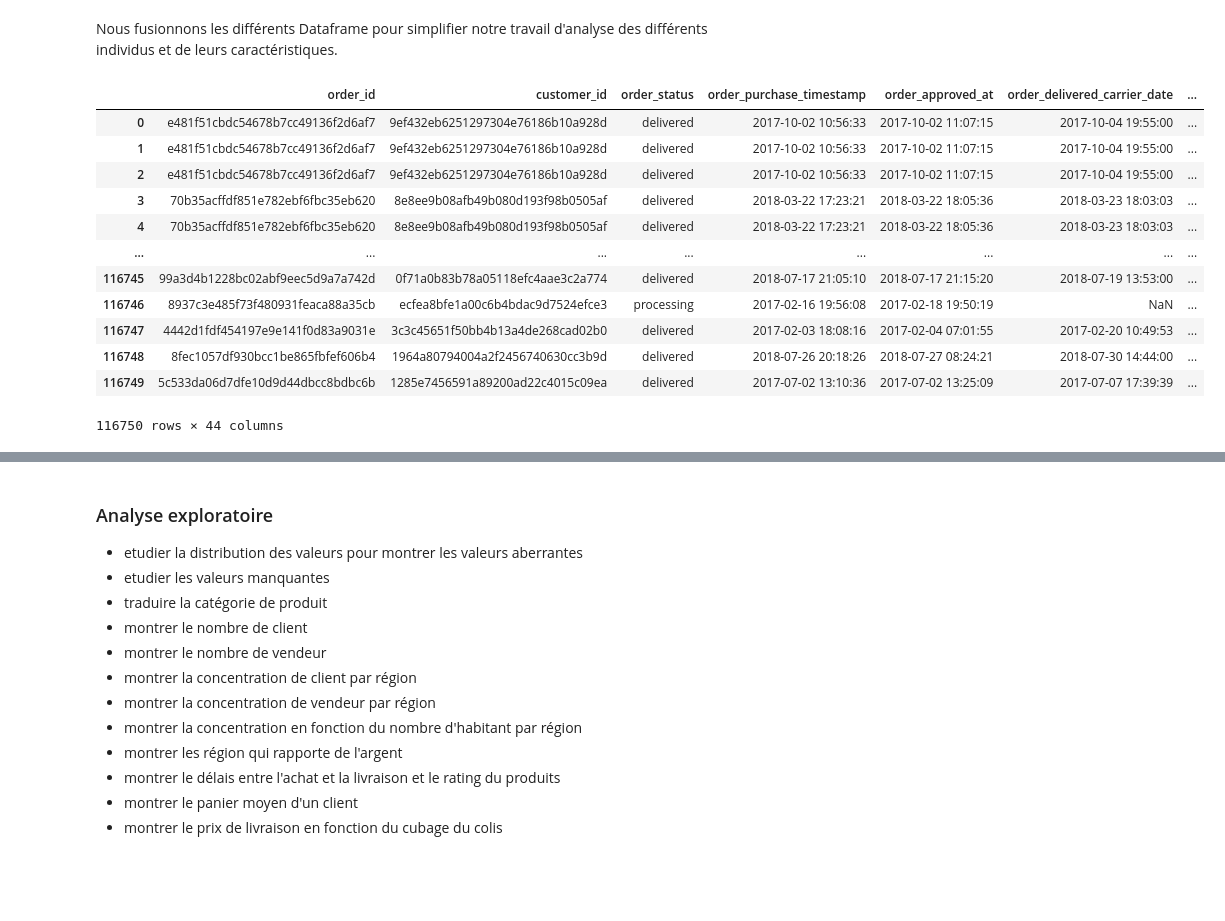
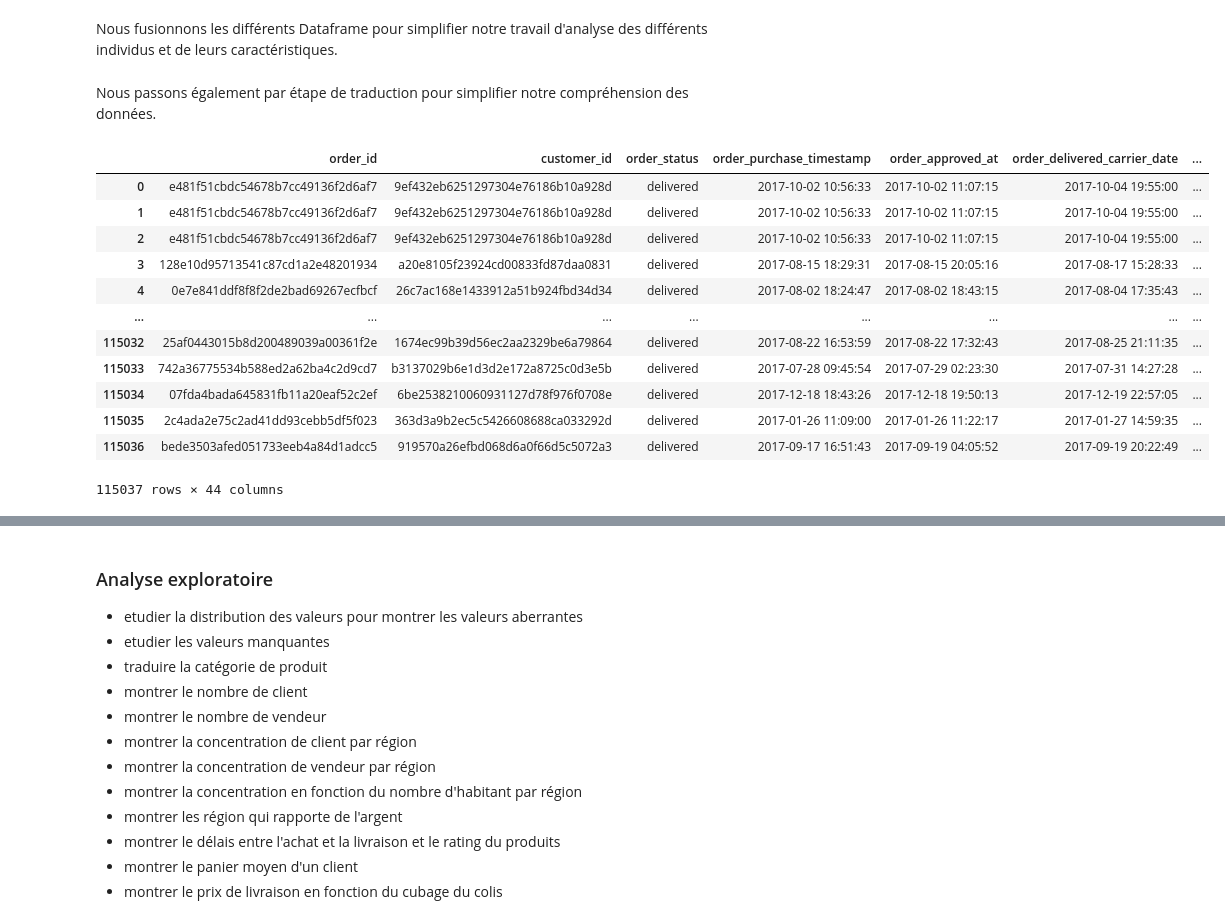
Before and after one commit to HaDock404/CustomerSegmentation, a Jupyter notebook: notebook.ipynb, the cells around one changed output, grey strips where cells are left out. Drawn from its saved outputs; the diff is of its cells as text; code cells hidden in the pictures; blank space fills up the shorter version.

Commit message:
ajout info categ et traduction

```diff
--- a/notebook.ipynb
+++ b/notebook.ipynb
@@ -110,18 +110,23 @@ olist_orders_dataset = pd.merge(olist_orders_dataset, olist_geolocation_dataset,
 olist_orders_dataset = olist_orders_dataset.drop(columns=['geolocation_zip_code_prefix_x', 'geolocation_city_x', 'geolocation_state_x', \
                                                           'geolocation_zip_code_prefix_y', 'geolocation_state_y'])
 pd.set_option('display.max_columns', None) #permet d'afficher toutes les colonnes
-olist_orders_dataset
-# %% [output]
-|  | order_id | customer_id | order_status | order_purchase_timestamp | order_approved_at | order_delivered_carrier_date | ... |
-| 0 | e481f51cbdc54678b7cc49136f2d6af7 | 9ef432eb6251297304e76186b10a928d | delivered | 2017-10-02 10:56:33 | 2017-10-02 11:07:15 | 2017-10-04 19:55:00 | ... |
-| 1 | e481f51cbdc54678b7cc49136f2d6af7 | 9ef432eb6251297304e76186b10a928d | delivered | 2017-10-02 10:56:33 | 2017-10-02 11:07:15 | 2017-10-04 19:55:00 | ... |
-| 2 | e481f51cbdc54678b7cc49136f2d6af7 | 9ef432eb6251297304e76186b10a928d | delivered | 2017-10-02 10:56:33 | 2017-10-02 11:07:15 | 2017-10-04 19:55:00 | ... |
-| 3 | 70b35acffdf851e782ebf6fbc35eb620 | 8e8ee9b08afb49b080d193f98b0505af | delivered | 2018-03-22 17:23:21 | 2018-03-22 18:05:36 | 2018-03-23 18:03:03 | ... |
-| 4 | 70b35acffdf851e782ebf6fbc35eb620 | 8e8ee9b08afb49b080d193f98b0505af | delivered | 2018-03-22 17:23:21 | 2018-03-22 18:05:36 | 2018-03-23 18:03:03 | ... |
-| ... | ... | ... | ... | ... | ... | ... | ... |
-| 116745 | 99a3d4b1228bc02abf9eec5d9a7a742d | 0f71a0b83b78a05118efc4aae3c2a774 | delivered | 2018-07-17 21:05:10 | 2018-07-17 21:15:20 | 2018-07-19 13:53:00 | ... |
-| 116746 | 8937c3e485f73f480931feaca88a35cb | ecfea8bfe1a00c6b4bdac9d7524efce3 | processing | 2017-02-16 19:56:08 | 2017-02-18 19:50:19 | NaN | ... |
-| 116747 | 4442d1fdf454197e9e141f0d83a9031e | 3c3c45651f50bb4b13a4de268cad02b0 | delivered | 2017-02-03 18:08:16 | 2017-02-04 07:01:55 | 2017-02-20 10:49:53 | ... |
-| 116748 | 8fec1057df930bcc1be865fbfef606b4 | 1964a80794004a2f2456740630cc3b9d | delivered | 2018-07-26 20:18:26 | 2018-07-27 08:24:21 | 2018-07-30 14:44:00 | ... |
-| 116749 | 5c533da06d7dfe10d9d44dbcc8bdbc6b | 1285e7456591a89200ad22c4015c09ea | delivered | 2017-07-02 13:10:36 | 2017-07-02 13:25:09 | 2017-07-07 17:39:39 | ... |
-116750 rows × 44 columns
+# %% [markdown]
+Nous passons également par étape de traduction pour simplifier notre compréhension des données.
+# %%
+olist_orders_dataset = pd.merge(olist_orders_dataset, product_category_name_translation, on='product_category_name')
+olist_orders_dataset = olist_orders_dataset.drop(columns=['product_category_name'])
+olist_orders_dataset
+# %% [output]
+|  | order_id | customer_id | order_status | order_purchase_timestamp | order_approved_at | order_delivered_carrier_date | ... |
+| 0 | e481f51cbdc54678b7cc49136f2d6af7 | 9ef432eb6251297304e76186b10a928d | delivered | 2017-10-02 10:56:33 | 2017-10-02 11:07:15 | 2017-10-04 19:55:00 | ... |
+| 1 | e481f51cbdc54678b7cc49136f2d6af7 | 9ef432eb6251297304e76186b10a928d | delivered | 2017-10-02 10:56:33 | 2017-10-02 11:07:15 | 2017-10-04 19:55:00 | ... |
+| 2 | e481f51cbdc54678b7cc49136f2d6af7 | 9ef432eb6251297304e76186b10a928d | delivered | 2017-10-02 10:56:33 | 2017-10-02 11:07:15 | 2017-10-04 19:55:00 | ... |
+| 3 | 128e10d95713541c87cd1a2e48201934 | a20e8105f23924cd00833fd87daa0831 | delivered | 2017-08-15 18:29:31 | 2017-08-15 20:05:16 | 2017-08-17 15:28:33 | ... |
+| 4 | 0e7e841ddf8f8f2de2bad69267ecfbcf | 26c7ac168e1433912a51b924fbd34d34 | delivered | 2017-08-02 18:24:47 | 2017-08-02 18:43:15 | 2017-08-04 17:35:43 | ... |
+| ... | ... | ... | ... | ... | ... | ... | ... |
+| 115032 | 25af0443015b8d200489039a00361f2e | 1674ec99b39d56ec2aa2329be6a79864 | delivered | 2017-08-22 16:53:59 | 2017-08-22 17:32:43 | 2017-08-25 21:11:35 | ... |
+| 115033 | 742a36775534b588ed2a62ba4c2d9cd7 | b3137029b6e1d3d2e172a8725c0d3e5b | delivered | 2017-07-28 09:45:54 | 2017-07-29 02:23:30 | 2017-07-31 14:27:28 | ... |
+| 115034 | 07fda4bada645831fb11a20eaf52c2ef | 6be2538210060931127d78f976f0708e | delivered | 2017-12-18 18:43:26 | 2017-12-18 19:50:13 | 2017-12-19 22:57:05 | ... |
+| 115035 | 2c4ada2e75c2ad41dd93cebb5df5f023 | 363d3a9b2ec5c5426608688ca033292d | delivered | 2017-01-26 11:09:00 | 2017-01-26 11:22:17 | 2017-01-27 14:59:35 | ... |
+| 115036 | bede3503afed051733eeb4a84d1adcc5 | 919570a26efbd068d6a0f66d5c5072a3 | delivered | 2017-09-17 16:51:43 | 2017-09-19 04:05:52 | 2017-09-19 20:22:49 | ... |
+115037 rows × 44 columns
```
Also changed, not shown: parts of 6 cells of this notebook.
